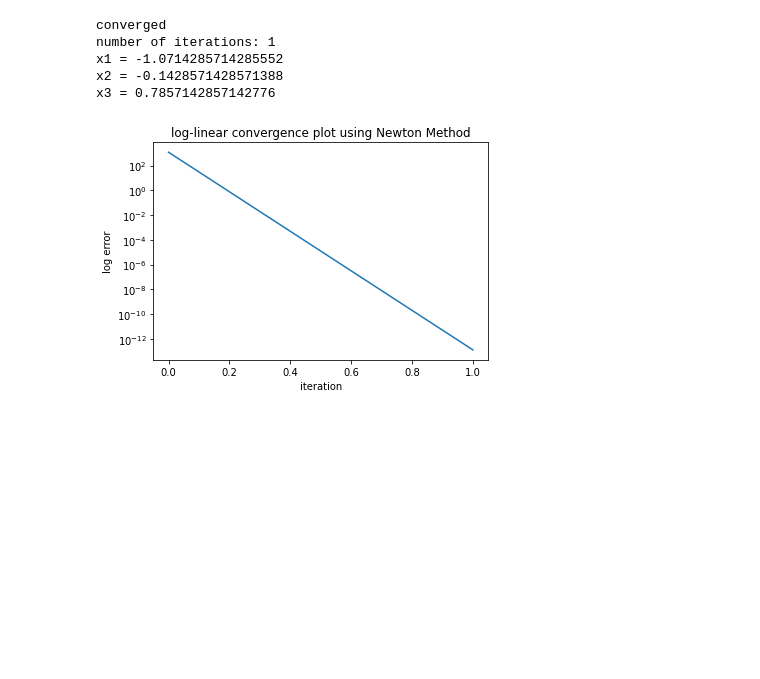
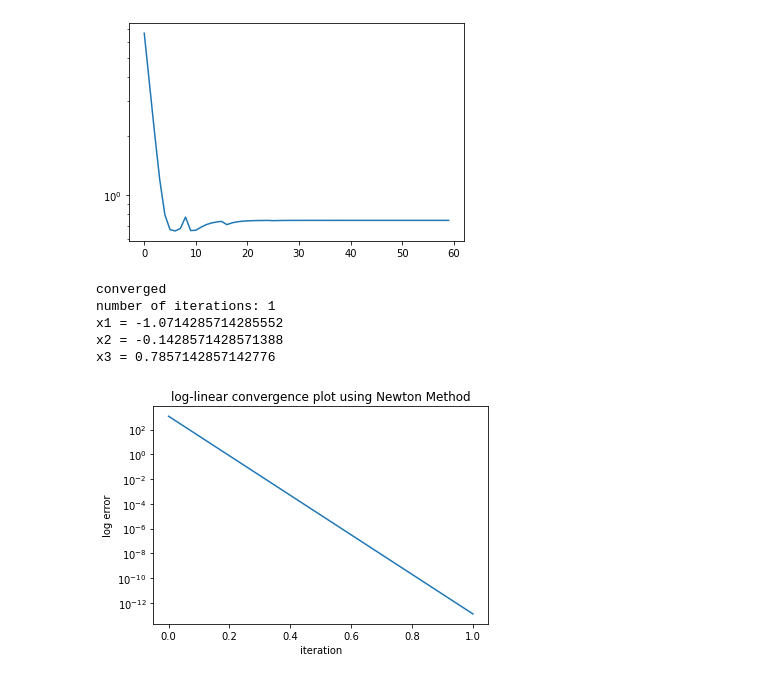
Before and after one commit to siddahant/DESOPT, a Jupyter notebook: converges.ipynb, the cells around one changed output. Cells and saved outputs as stored; diff of their text form; code cells hidden in the pictures; blank space fills up the shorter version.

```diff
--- a/converges.ipynb
+++ b/converges.ipynb
@@ -117,3 +124,11 @@ x3 = 0.7856959397868418
+# %%
+Conv_error = np.zeros(len(path))
+for i in range(0, len(path)):
+    Conv_error[i] = np.linalg.norm(fun(path[i]) - [x[1],x[2]])
+plt.plot(Conv_error)
+plt.yscale('log')
+# %% [output]
+[figure, added]
 # %%
 x=results(fun, g, H, np.array([2,50]),"N",100)
 # %% [output]
```
Also changed, not shown: parts of 5 cells of this notebook.
